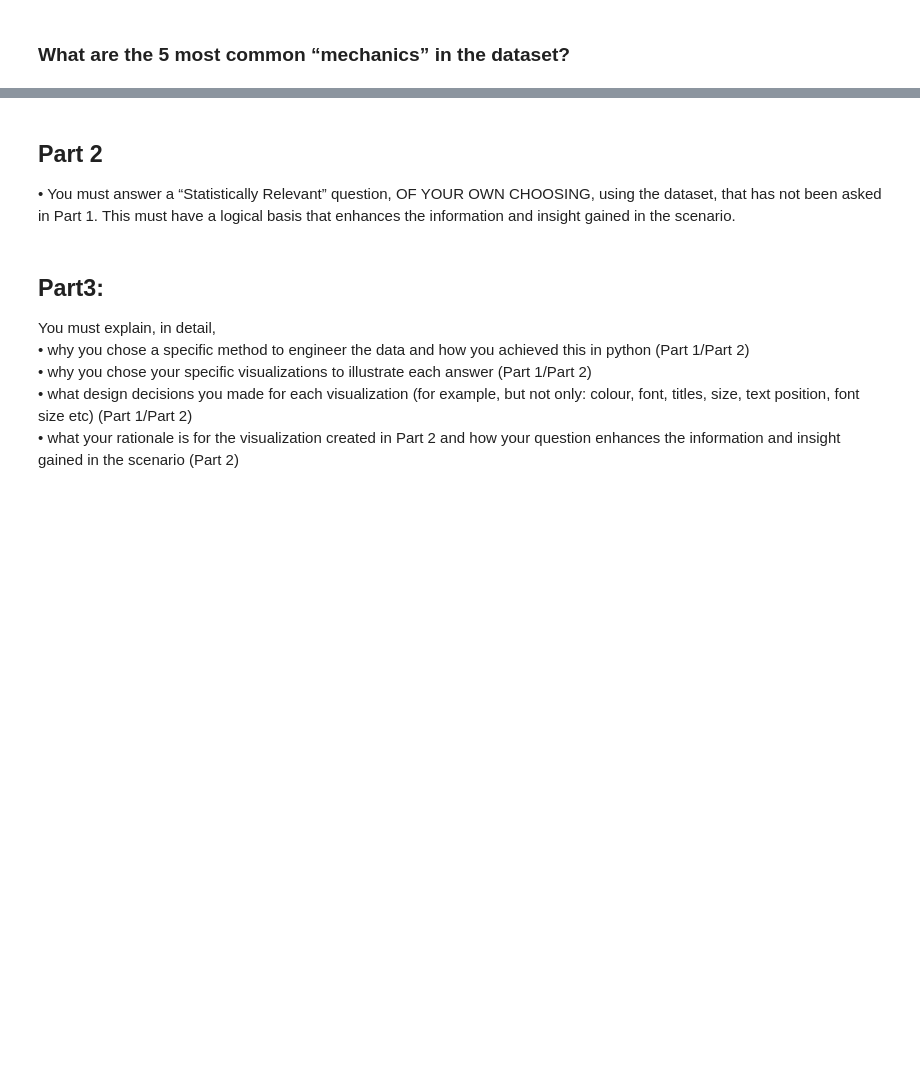
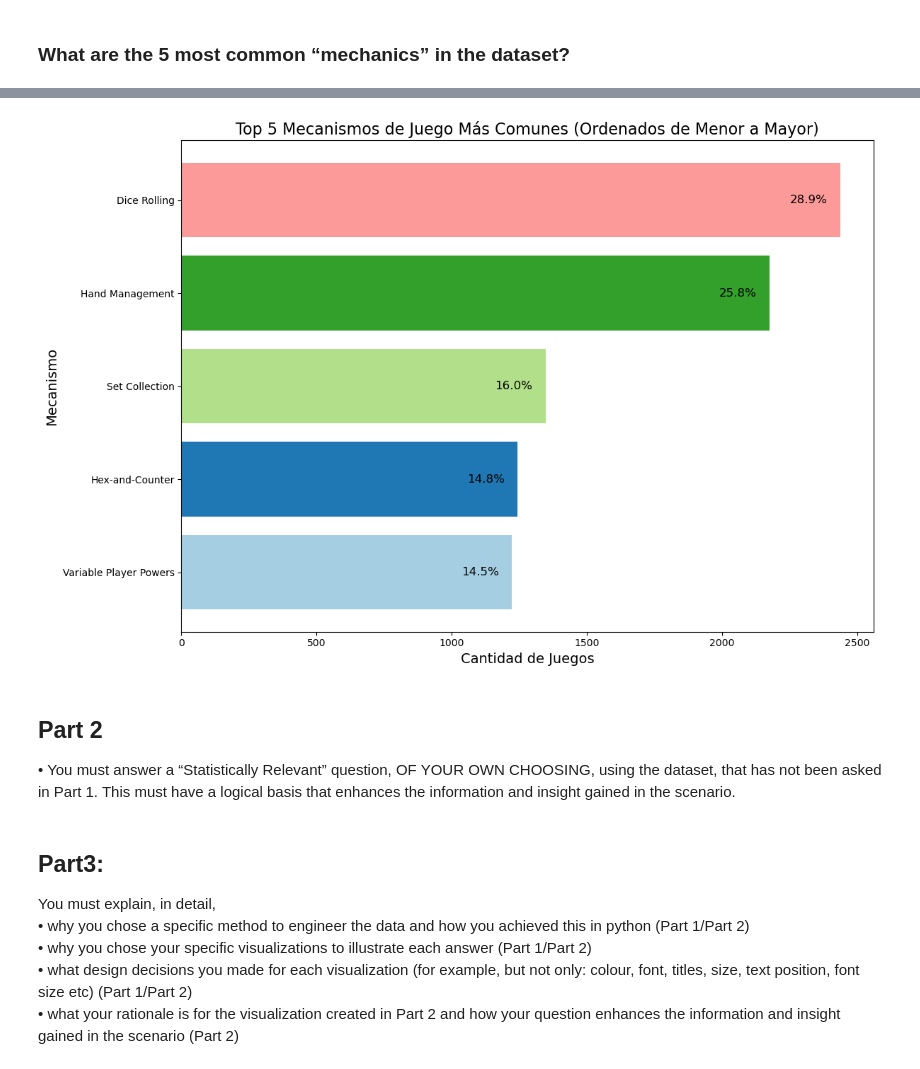
Before and after one commit to FJGM2023015/CA1_DVis_HDip_Lvl8-, a Jupyter notebook: Francisco_Gorigoitia_DVisHDip_CA1.ipynb, the cells around one changed output, grey strips where cells are left out. Saved outputs shown, nothing was run; the diff lists cells and outputs as text; code cells hidden in the pictures; blank space fills up the shorter version.

```diff
--- a/Francisco_Gorigoitia_DVisHDip_CA1.ipynb
+++ b/Francisco_Gorigoitia_DVisHDip_CA1.ipynb
@@ -314,3 +302,24 @@ dtype: int64
+# %%
+# Recalcular los porcentajes para cada mecanismo ordenados
+sorted_percentages = (sorted_top_5_mechanics / sorted_top_5_mechanics.sum()) * 100
+
+# Crear un gráfico de barras horizontal con los porcentajes ordenados
+plt.figure(figsize=(12, 8))
+bars = plt.barh(sorted_top_5_mechanics.index, sorted_top_5_mechanics.values, color=plt.cm.Paired.colors)
+
+# Colocar los porcentajes en las barras
+for bar, percentage in zip(bars, sorted_percentages):
+    plt.text(bar.get_width() - (0.02 * sorted_top_5_mechanics.values[-1]), bar.get_y() + bar.get_height()/2,
+             f'{percentage:.1f}%',
+             va='center', ha='right', color='black', fontsize=12)
+
+plt.title('Top 5 Mecanismos de Juego Más Comunes (Ordenados de Menor a Mayor)', fontsize=16)
+plt.xlabel('Cantidad de Juegos', fontsize=14)
+plt.ylabel('Mecanismo', fontsize=14)
+plt.tight_layout()
+plt.show()
+# %% [output]
+[figure, added]
 # %% [markdown]
 ## Part 2
 
```
Also changed, not shown: parts of 19 cells of this notebook.
